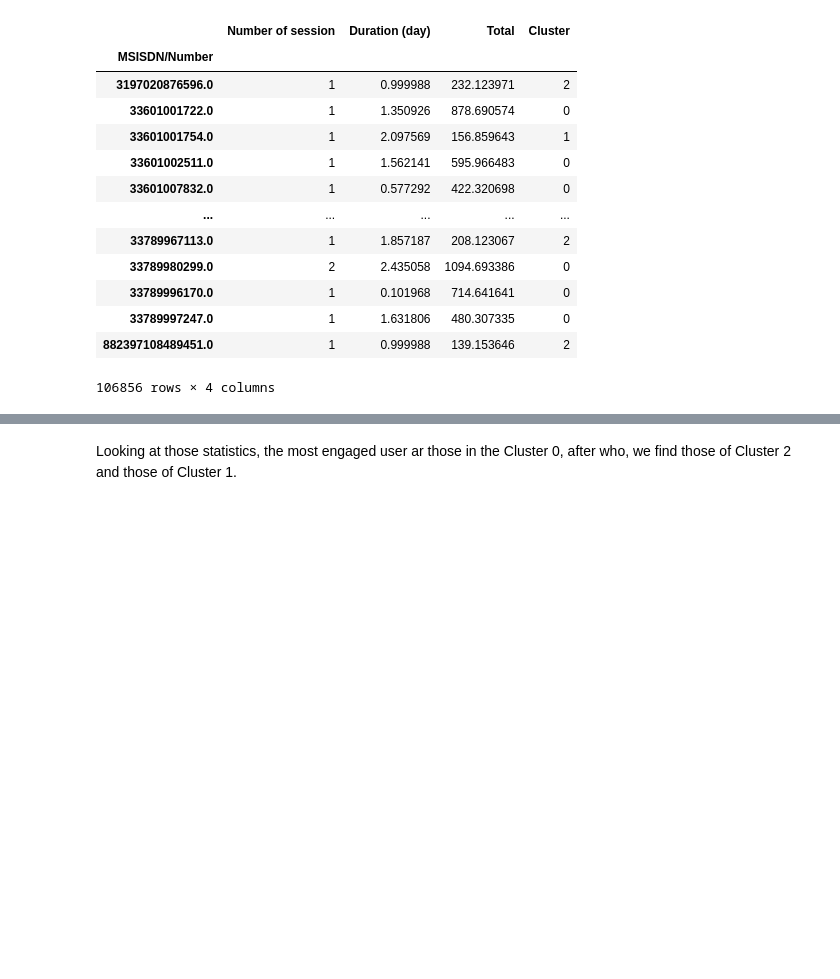
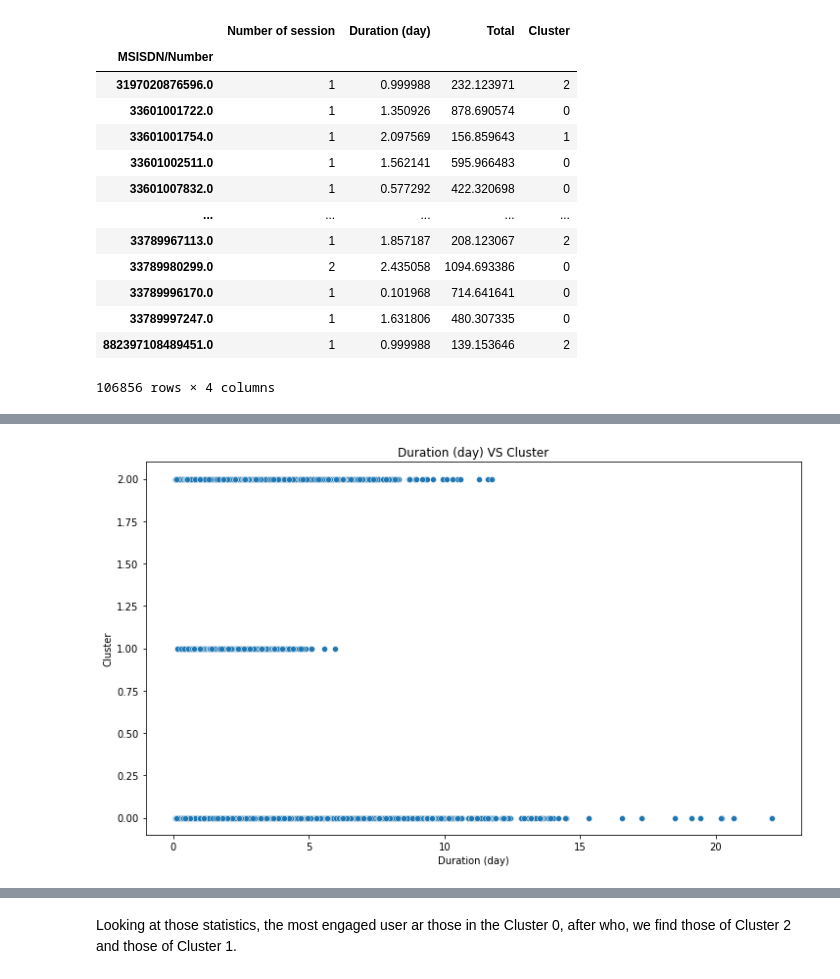
Before and after one commit to sidoine-dako/User-Analytics-Telecom-Industry, a Jupyter notebook: notebook/Task 2 - User Engagement analysis.ipynb, the cells around one changed output, grey strips where cells are left out. Drawn from its saved outputs; the diff is of its cells as text; code cells hidden in the pictures; blank space fills up the shorter version.

```diff
--- a/notebook/Task 2 - User Engagement analysis.ipynb
+++ b/notebook/Task 2 - User Engagement analysis.ipynb
@@ -258,0 +276,4 @@ dfKmeans.groupby('Cluster').sum()
+# %%
+plot_scatter(dfKmeansFV,xcol='Duration (day)',ycol='Cluster',setLoop=None,ax=None)
+# %% [output]
+[figure, added]
```
Also changed, not shown: parts of 7 cells of this notebook.
